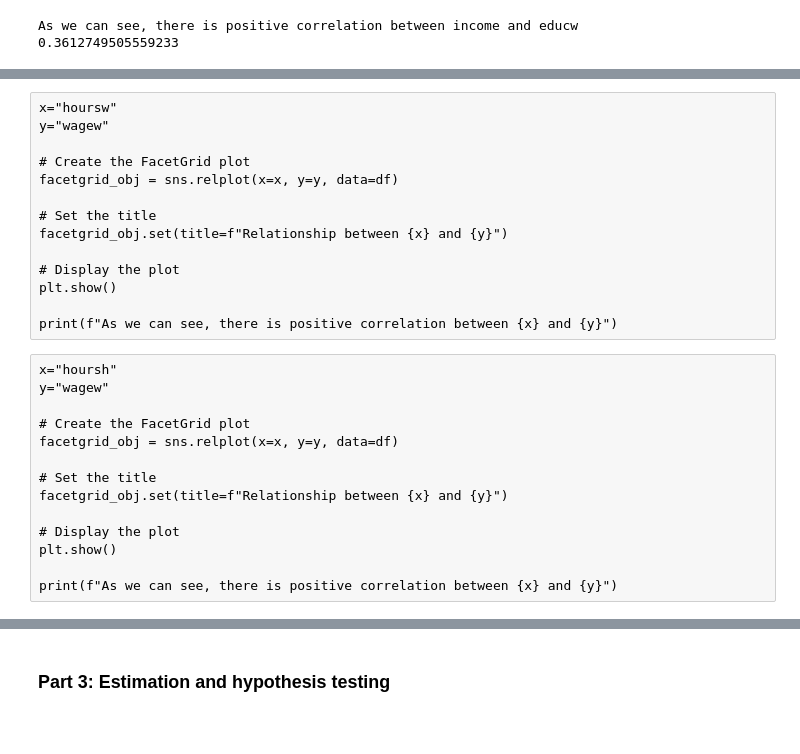
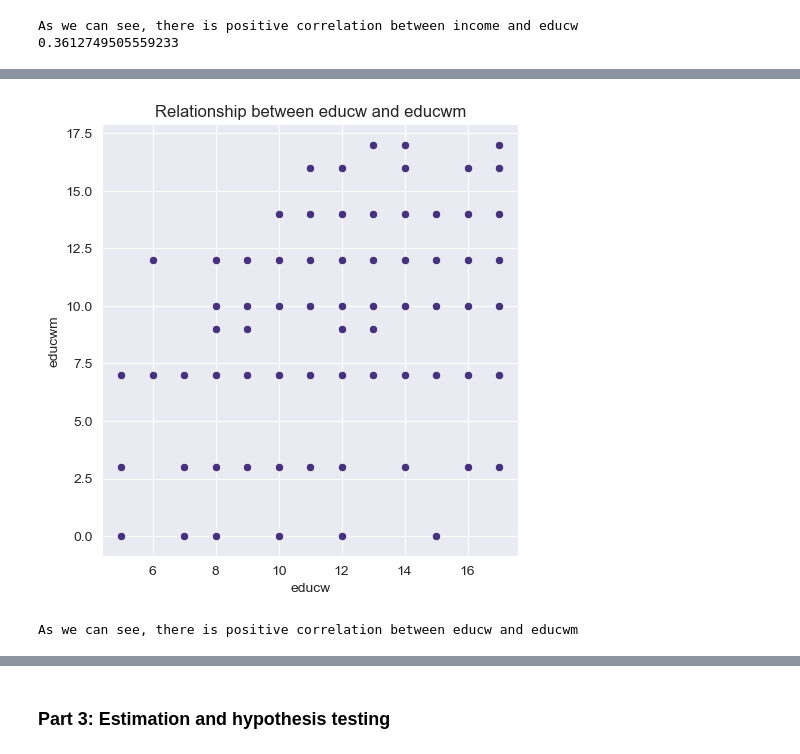
Before and after one commit to LiorBenSidi/Mini-Project, a Jupyter notebook: Mini-Project.ipynb, the cells around one changed output, grey strips where cells are left out. Saved outputs shown, nothing was run; the diff lists cells and outputs as text; code cells hidden in the pictures; blank space fills up the shorter version.

```diff
--- a/Mini-Project.ipynb
+++ b/Mini-Project.ipynb
@@ -300,28 +257,17 @@ print(f"As we can see, there is positive correlation between {x} and {y}")
-# %% [raw]
-x="hoursw"
-y="wagew"
-
-# Create the FacetGrid plot
-facetgrid_obj = sns.relplot(x=x, y=y, data=df)
-
-# Set the title
-facetgrid_obj.set(title=f"Relationship between {x} and {y}")
-
-# Display the plot
-plt.show()
-
-print(f"As we can see, there is positive correlation between {x} and {y}")
-# %% [raw]
-x="hoursh"
-y="wagew"
-
-# Create the FacetGrid plot
-facetgrid_obj = sns.relplot(x=x, y=y, data=df)
-
-# Set the title
-facetgrid_obj.set(title=f"Relationship between {x} and {y}")
-
-# Display the plot
-plt.show()
-
-print(f"As we can see, there is positive correlation between {x} and {y}")
+# %%
+x="educw"
+y="educwm"
+
+# Create the FacetGrid plot
+facetgrid_obj = sns.relplot(data=df, x=x, y=y, kind='scatter')
+
+# Set the title
+facetgrid_obj.set(title=f"Relationship between {x} and {y}")
+
+# Display the plot
+plt.show()
+
+print(f"As we can see, there is positive correlation between {x} and {y}")
+# %% [output]
+[figure, added]
+As we can see, there is positive correlation between educw and educwm
```
Also changed, not shown: parts of 21 cells of this notebook, 2 other files.
